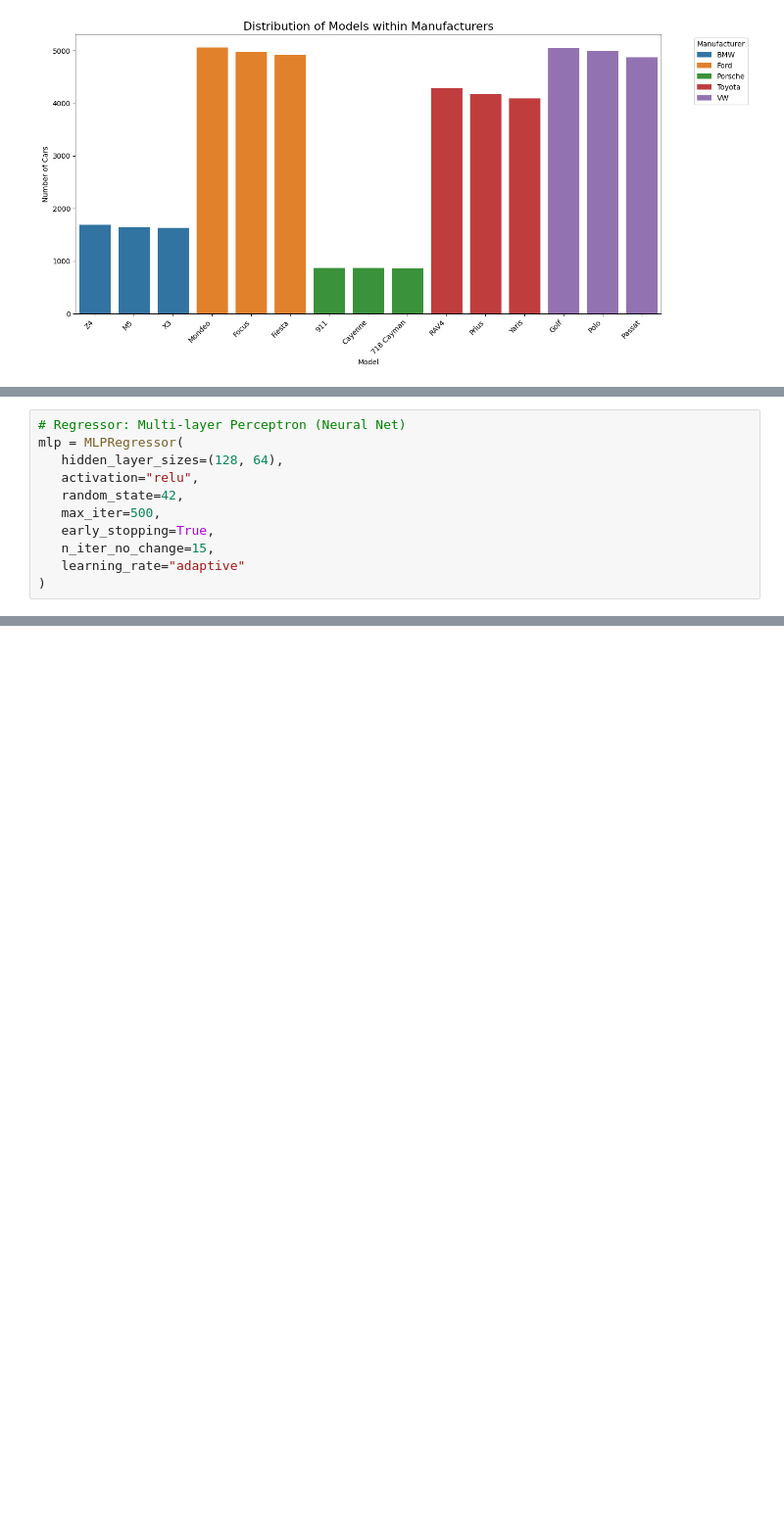
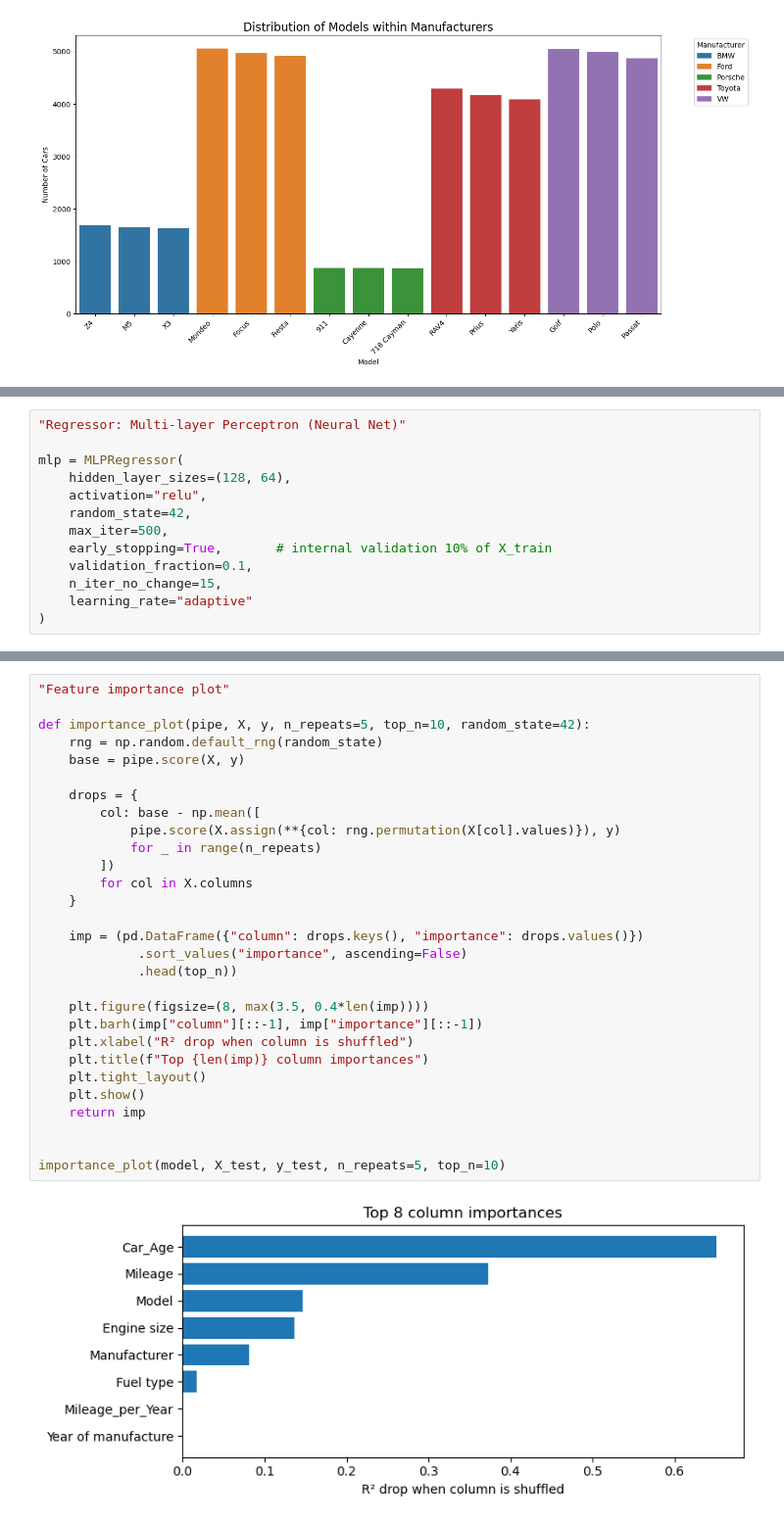
Before and after one commit to ajenee1/Car-price-prediction, a Jupyter notebook: car_pred copy_AG.ipynb, the cells around one changed output, grey strips where cells are left out. Shown: that part at 98% size. Drawn from its saved outputs; the diff is of its cells as text; blank space fills up the shorter version.

```diff
--- a/car_pred copy_AG.ipynb
+++ b/car_pred copy_AG.ipynb
@@ -278,14 +288,16 @@ preprocessor = ColumnTransformer(
    remainder="drop"
 )
 # %%
-# Regressor: Multi-layer Perceptron (Neural Net)
+"Regressor: Multi-layer Perceptron (Neural Net)"
+
 mlp = MLPRegressor(
-   hidden_layer_sizes=(128, 64),
-   activation="relu",
-   random_state=42,
-   max_iter=500,
-   early_stopping=True,
-   n_iter_no_change=15,
-   learning_rate="adaptive"
+    hidden_layer_sizes=(128, 64),
+    activation="relu",
+    random_state=42,
+    max_iter=500,
+    early_stopping=True,       # internal validation 10% of X_train
+    validation_fraction=0.1,
+    n_iter_no_change=15,
+    learning_rate="adaptive"
 )
 # %%
@@ -301,0 +347,31 @@ ValueError: Input X contains infinity or a value too large for dtype('float64').
+# %%
+"Feature importance plot"
+
+def importance_plot(pipe, X, y, n_repeats=5, top_n=10, random_state=42):
+    rng = np.random.default_rng(random_state)
+    base = pipe.score(X, y)
+
+    drops = {
+        col: base - np.mean([
+            pipe.score(X.assign(**{col: rng.permutation(X[col].values)}), y)
+            for _ in range(n_repeats)
+        ])
+        for col in X.columns
+    }
+
+    imp = (pd.DataFrame({"column": drops.keys(), "importance": drops.values()})
+             .sort_values("importance", ascending=False)
+             .head(top_n))
+
+    plt.figure(figsize=(8, max(3.5, 0.4*len(imp))))
+    plt.barh(imp["column"][::-1], imp["importance"][::-1])
+    plt.xlabel("R² drop when column is shuffled")
+    plt.title(f"Top {len(imp)} column importances")
+    plt.tight_layout()
+    plt.show()
+    return imp
+
+
+importance_plot(model, X_test, y_test, n_repeats=5, top_n=10)
+# %% [output]
+[figure, added]
```
Also changed, not shown: parts of 35 cells of this notebook, 5 other files.
